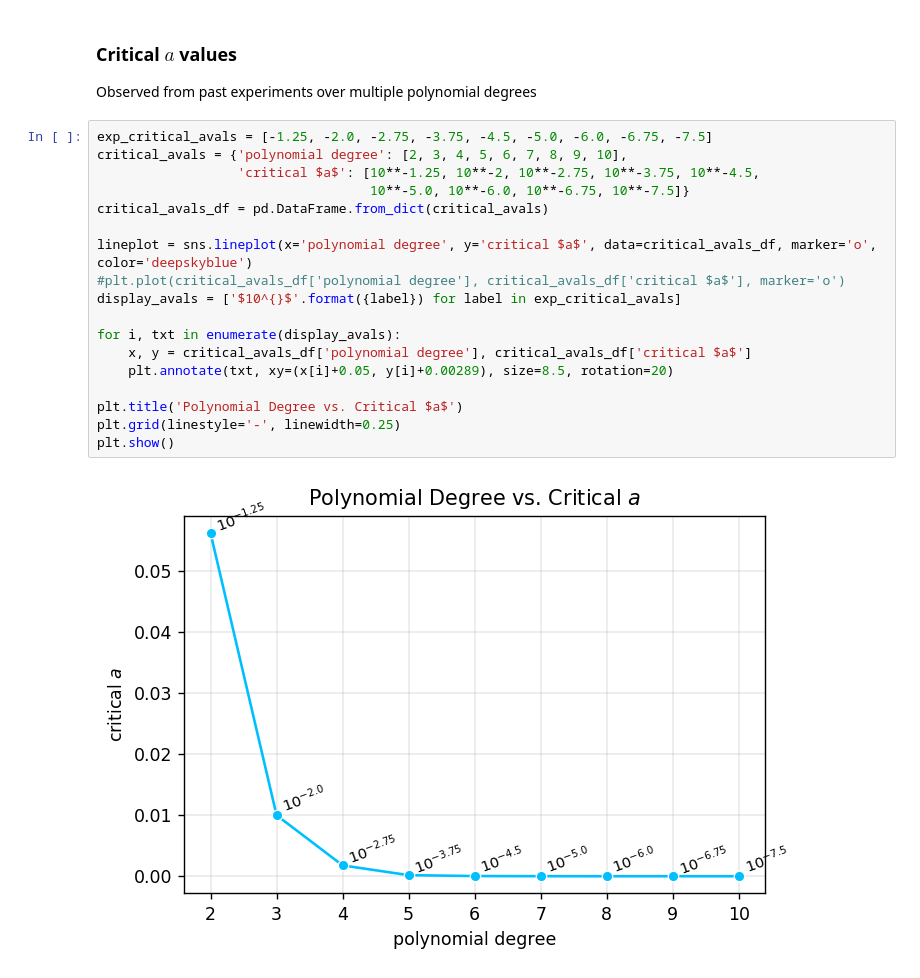
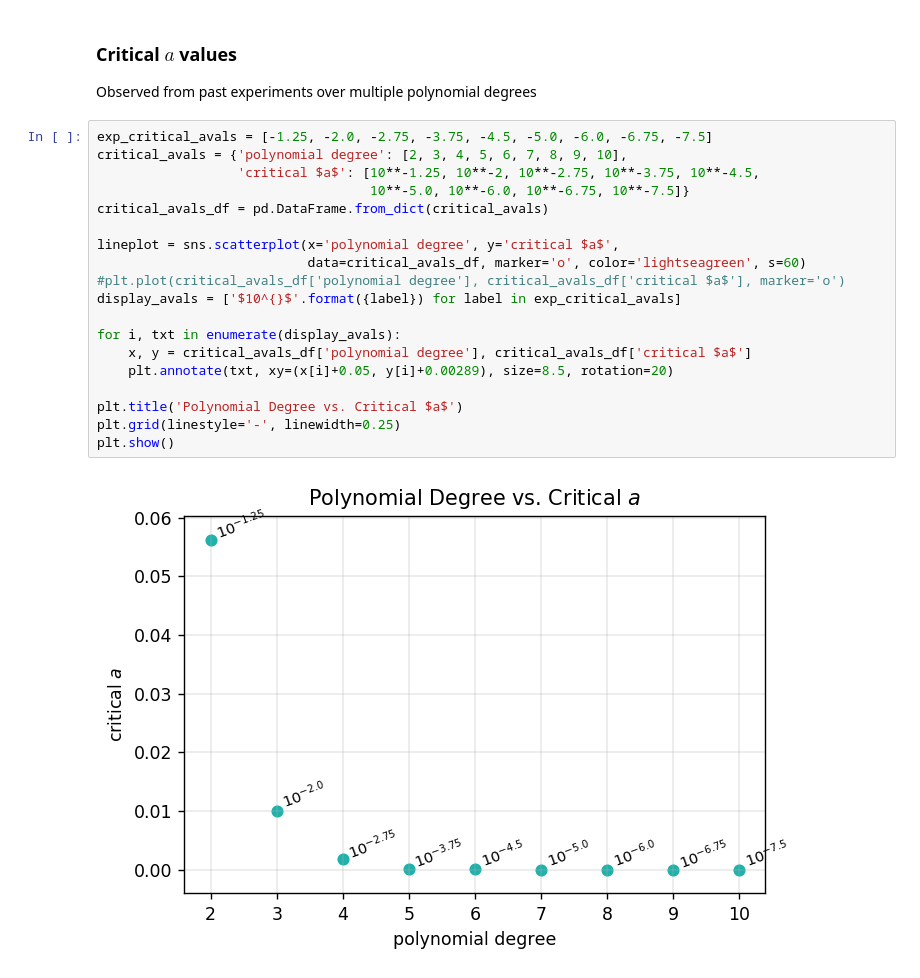
Before and after one commit to agnikumar/math-lab, a Jupyter notebook: perturbations/redone_figures.ipynb, the cells around one changed output. Drawn from its saved outputs; the diff is of its cells as text.

Commit message:
Modifying figures

```diff
--- a/perturbations/redone_figures.ipynb
+++ b/perturbations/redone_figures.ipynb
@@ -477,20 +477,21 @@ Observed from past experiments over multiple polynomial degrees
 # %%
 exp_critical_avals = [-1.25, -2.0, -2.75, -3.75, -4.5, -5.0, -6.0, -6.75, -7.5]
 critical_avals = {'polynomial degree': [2, 3, 4, 5, 6, 7, 8, 9, 10],
                   'critical $a$': [10**-1.25, 10**-2, 10**-2.75, 10**-3.75, 10**-4.5,
                                    10**-5.0, 10**-6.0, 10**-6.75, 10**-7.5]}
 critical_avals_df = pd.DataFrame.from_dict(critical_avals)
 
-lineplot = sns.lineplot(x='polynomial degree', y='critical $a$', data=critical_avals_df, marker='o', color='deepskyblue')
+lineplot = sns.scatterplot(x='polynomial degree', y='critical $a$',
+                           data=critical_avals_df, marker='o', color='lightseagreen', s=60)
 #plt.plot(critical_avals_df['polynomial degree'], critical_avals_df['critical $a$'], marker='o')
 display_avals = ['$10^{}$'.format({label}) for label in exp_critical_avals]
 
 for i, txt in enumerate(display_avals):
     x, y = critical_avals_df['polynomial degree'], critical_avals_df['critical $a$']
     plt.annotate(txt, xy=(x[i]+0.05, y[i]+0.00289), size=8.5, rotation=20)
 
 plt.title('Polynomial Degree vs. Critical $a$')
 plt.grid(linestyle='-', linewidth=0.25)
 plt.show()
 # %% [output]
-[figure, old version]
+[figure, new version]
```
Also changed, not shown: parts of 11 cells of this notebook, 2 other files.
